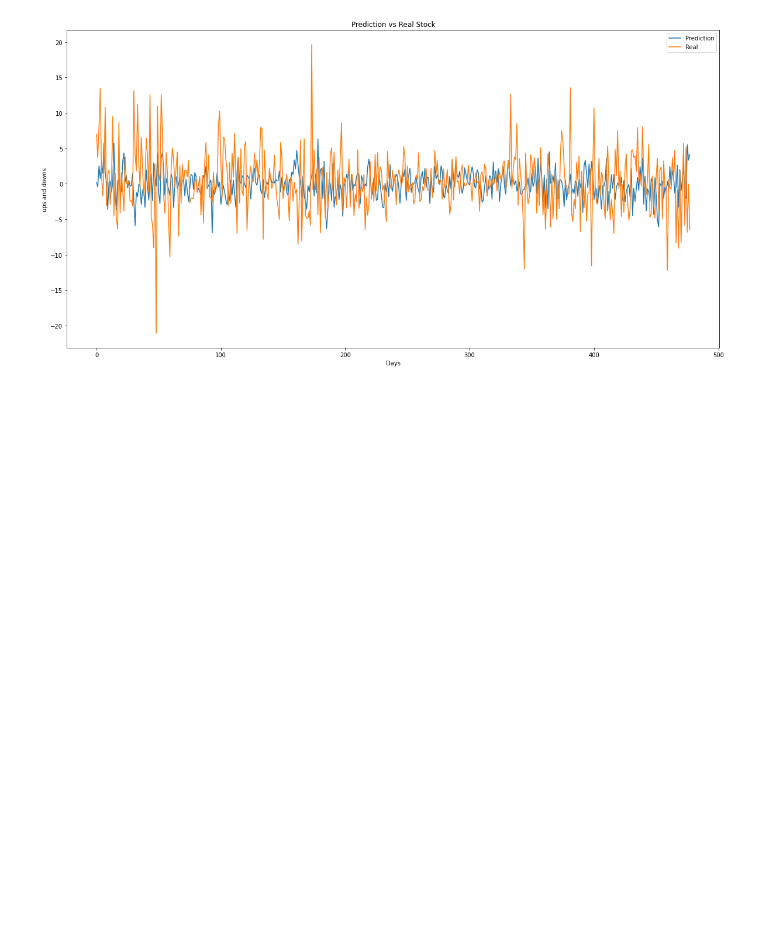
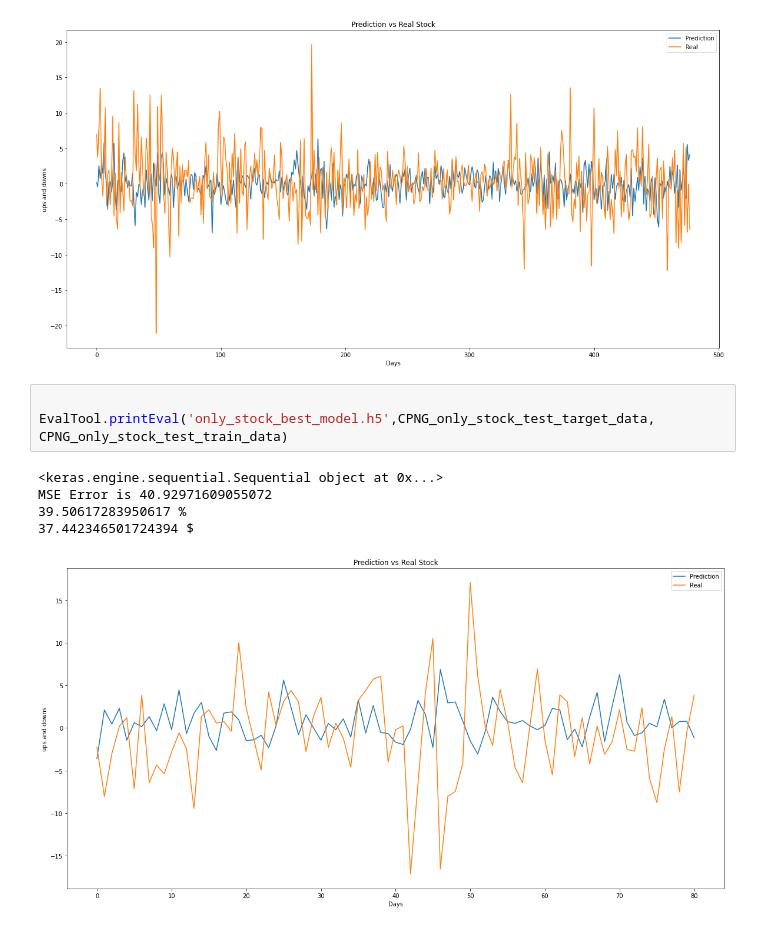
Before and after one commit to googoogoobab/recommend_stock, a Jupyter notebook: StockPredict.ipynb, the cells around one changed output. Saved outputs shown, nothing was run; the diff lists cells and outputs as text; blank space fills up the shorter version.

```diff
--- a/StockPredict.ipynb
+++ b/StockPredict.ipynb
@@ -91,3 +113,12 @@ MSE Error is 21.0010382087403
 49.37238493723849 %
 222.5267989462034 $
 [figure]
+# %%
+
+EvalTool.printEval('only_stock_best_model.h5',CPNG_only_stock_test_target_data, CPNG_only_stock_test_train_data)
+# %% [output]
+<keras.engine.sequential.Sequential object at 0x...>
+MSE Error is 40.92971609055072
+39.50617283950617 %
+37.442346501724394 $
+[figure, added]
```
Also changed, not shown: parts of 5 cells of this notebook.
